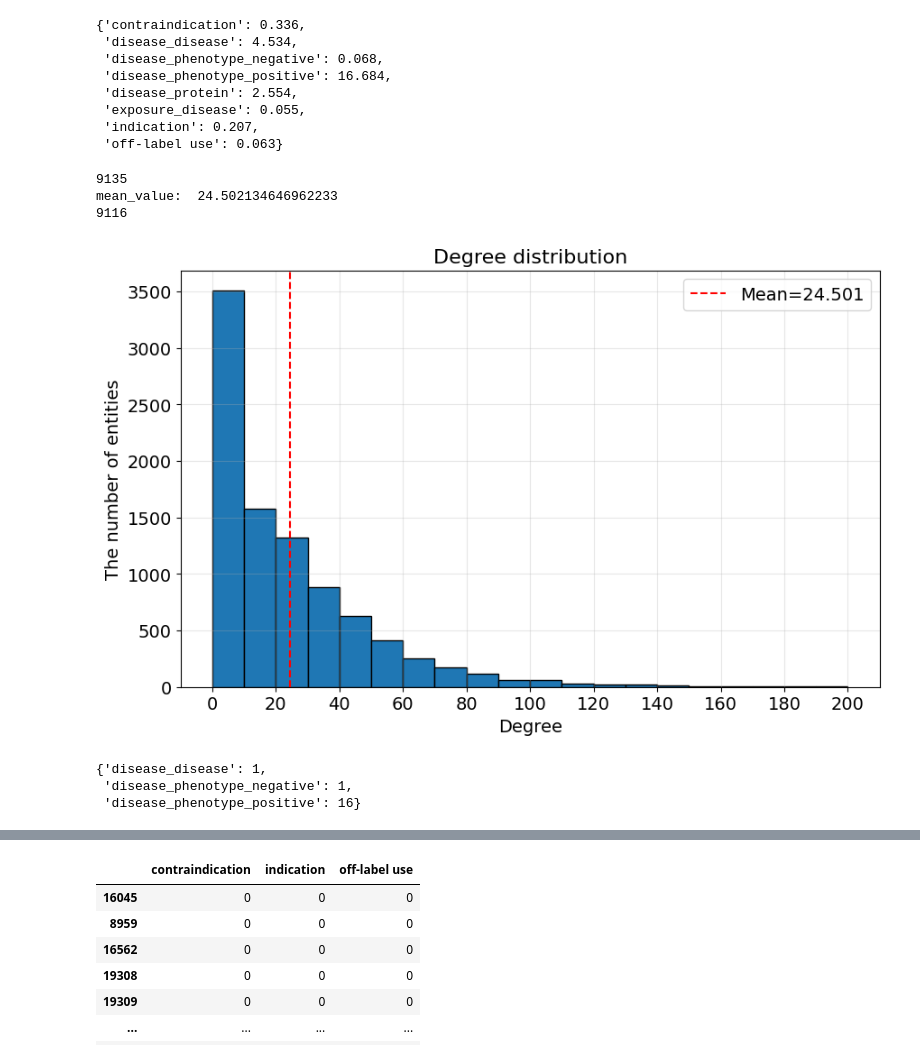
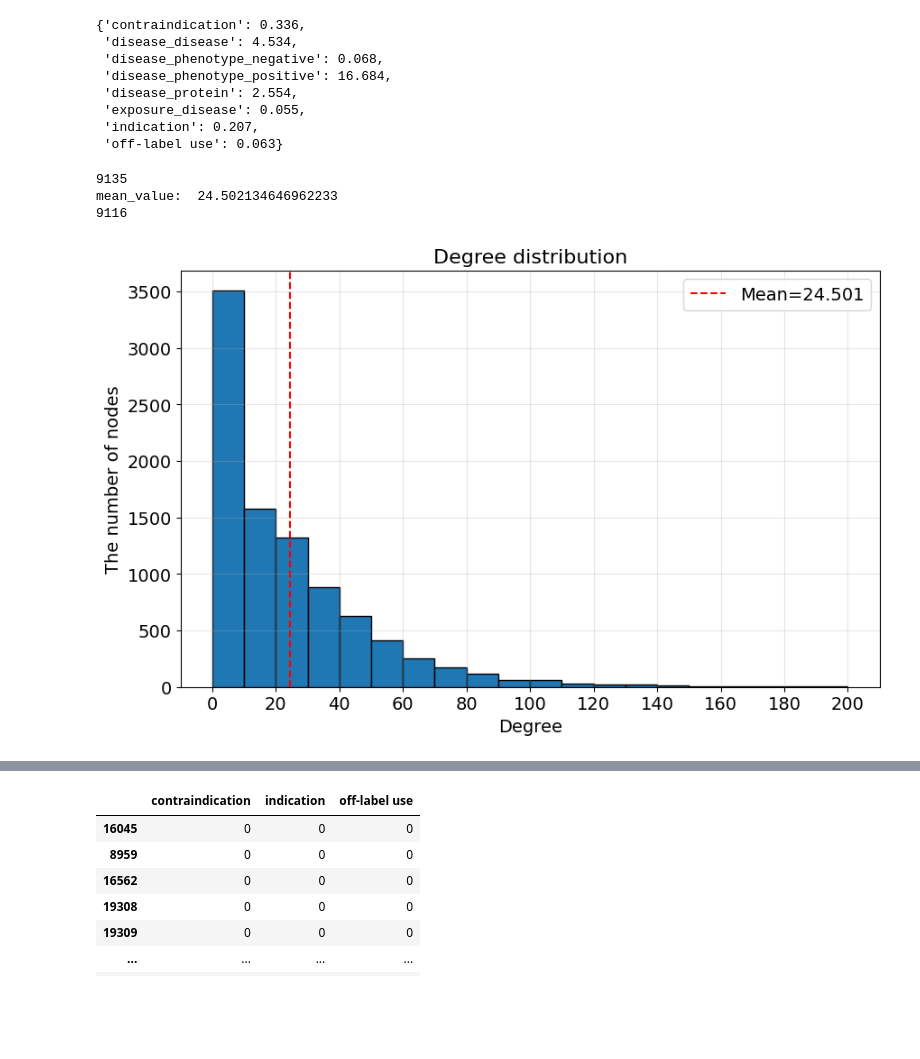
Before and after one commit to CPU-DS/kg4rd, a Jupyter notebook: src/primekg/overview/orphanet.ipynb, the cells around one changed output, grey strips where cells are left out. Saved outputs shown, nothing was run; the diff lists cells and outputs as text; code cells hidden in the pictures; blank space fills up the shorter version.

```diff
--- a/src/primekg/overview/orphanet.ipynb
+++ b/src/primekg/overview/orphanet.ipynb
@@ -4,12 +4,12 @@ import matplotlib.pyplot as plt
 import numpy as np
 import seaborn as sns
 # %%
-ref = pd.read_csv('../../data/mondo/mondo_references.csv').astype({'mondo_id':int}).astype({'mondo_id':str})
+ref = pd.read_csv('../../../data/mondo/mondo_references.csv').astype({'mondo_id':int}).astype({'mondo_id':str})
 ref.shape
 # %% [output]
 (134816, 3)
 # %%
-primekg = pd.read_csv('../../src/kg4rd/kg/auxillary/kg_giant.csv', low_memory=False)
+primekg = pd.read_csv('../../../src/kg4rd/kg/auxillary/kg_giant.csv', low_memory=False)
 # %%
 orphanets = pd.merge(primekg.query('x_source == "MONDO"').drop_duplicates("x_id"), ref,'left', left_on='x_id', right_on='mondo_id').get([
     'mondo_id', 'ontology', 'ontology_id', 'x_name'
@@ -60,41 +72,34 @@ edges_average
 # %%
 values = list(filtered_data.groupby('x_id').size().to_dict().values())
 print(len(values))
 mean_value = np.mean(values)
 print("mean_value: ", mean_value)
+
 values = [v for v in values if v <= 200]
 print(len(values))
 
 plt.figure(figsize=(10, 6))
 plt.hist(values, bins=range(0, max(values)+10, 10), edgecolor='black')
 
 plt.axvline(x=mean_value, color='red', linestyle='--', label=f'Mean=24.501')  # 24.502
 
 plt.rcParams.update({'font.size': 14})  # 增加字体大小
 plt.title('Degree distribution', fontsize=16)
 plt.xlabel('Degree', fontsize=14)
-plt.ylabel('The number of entities', fontsize=14)
+plt.ylabel('The number of nodes', fontsize=14)
 plt.grid(True, alpha=0.3)
 plt.legend(fontsize=14)
 
 plt.xticks(range(0, max(values)+20, 20), fontsize=14)
 plt.yticks(fontsize=14)
 
-plt.savefig('../../papers/figures/primekg_orphanet_degree_distribution.png')
+plt.savefig('../../../papers/figures/primekg_orphanet_degree_distribution.png',bbox_inches='tight', dpi=300)
 plt.show()
 # %% [output]
 9135
 mean_value:  24.502134646962233
 9116
-[figure, old version]
+[figure, new version]
-# %%
-# Select three relation types and group by x_id
-drug_disease = filtered_data.groupby(['x_id']).get_group('16045').groupby('relation').size().to_dict()
-drug_disease
-# %% [output]
-{'disease_disease': 1,
- 'disease_phenotype_negative': 1,
- 'disease_phenotype_positive': 16}
 # %%
 all_x_relations = {}
 x_ids = filtered_data['x_id'].unique().tolist()
```
Also changed, not shown: parts of 6 cells of this notebook, 18 other files.
